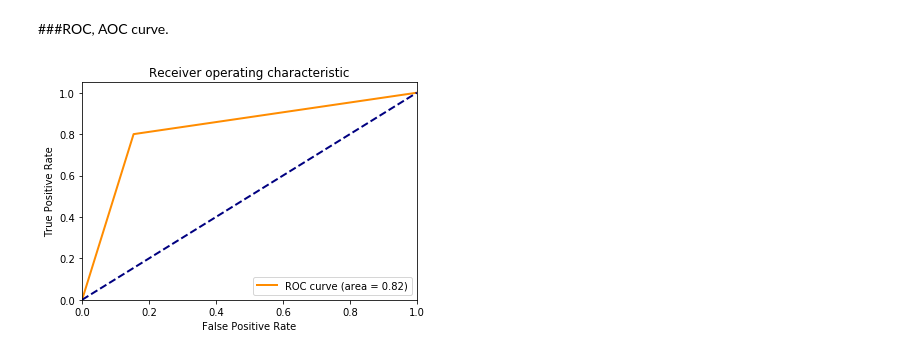
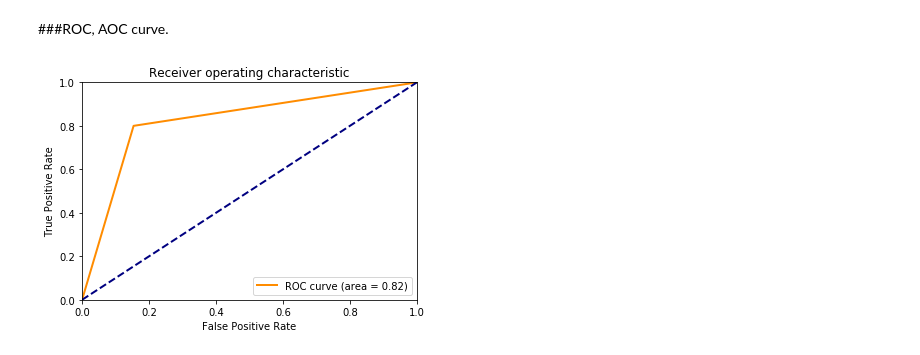
Before and after one commit to johngunaseelan/Hypoglycemia-Detection, a Jupyter notebook: Code/Machine Learning-III.ipynb, the cells around one changed output. Cells and saved outputs as stored; diff of their text form; code cells hidden in the pictures.

```diff
--- a/Code/Machine Learning-III.ipynb
+++ b/Code/Machine Learning-III.ipynb
@@ -151,22 +148,22 @@ array([[11,  2],
 # %%
 fpr, tpr, _ = roc_curve(y_test, y_pred)
 roc_auc = auc(fpr, tpr)
 
 fpr_micro, tpr_micro, _ = roc_curve(y_test.ravel(), y_pred.ravel())
 roc_auc_micro = auc(fpr_micro, tpr_micro)
 
 plt.figure()
 lw = 2
 plt.plot(fpr, tpr, color='darkorange',
          lw=lw, label='ROC curve (area = %0.2f)' % roc_auc)
 plt.plot([0, 1], [0, 1], color='navy', lw=lw, linestyle='--')
 
 plt.xlim([0.0, 1.0])
-plt.ylim([0.0, 1.05])
+plt.ylim([0.0, 1])
 plt.xlabel('False Positive Rate')
 plt.ylabel('True Positive Rate')
 plt.title('Receiver operating characteristic')
 plt.legend(loc="lower right")
 plt.show()
 # %% [output]
-[figure, old version]
+[figure, new version]
```
Also changed, not shown: parts of 1 cell of this notebook, 2 other files.
